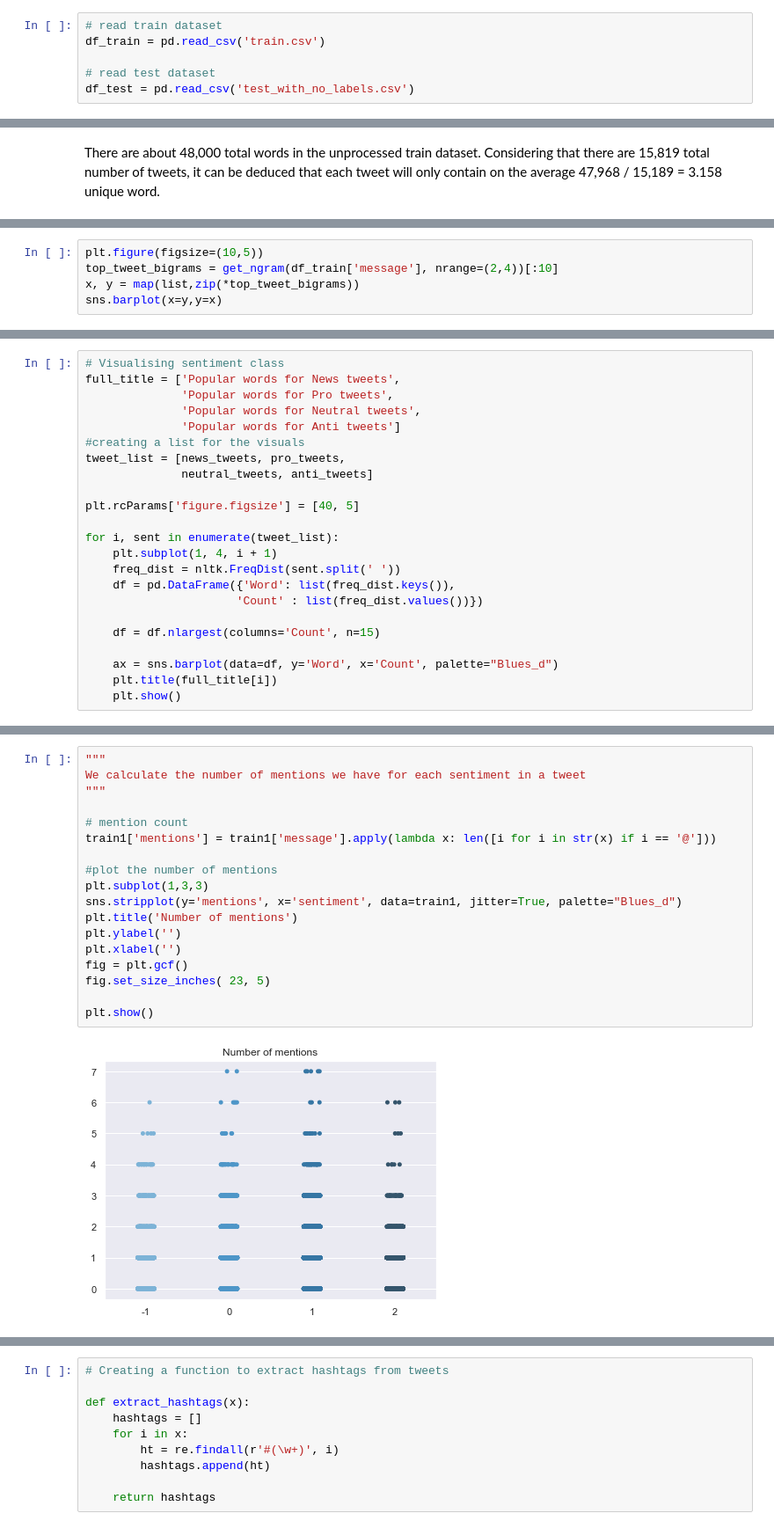
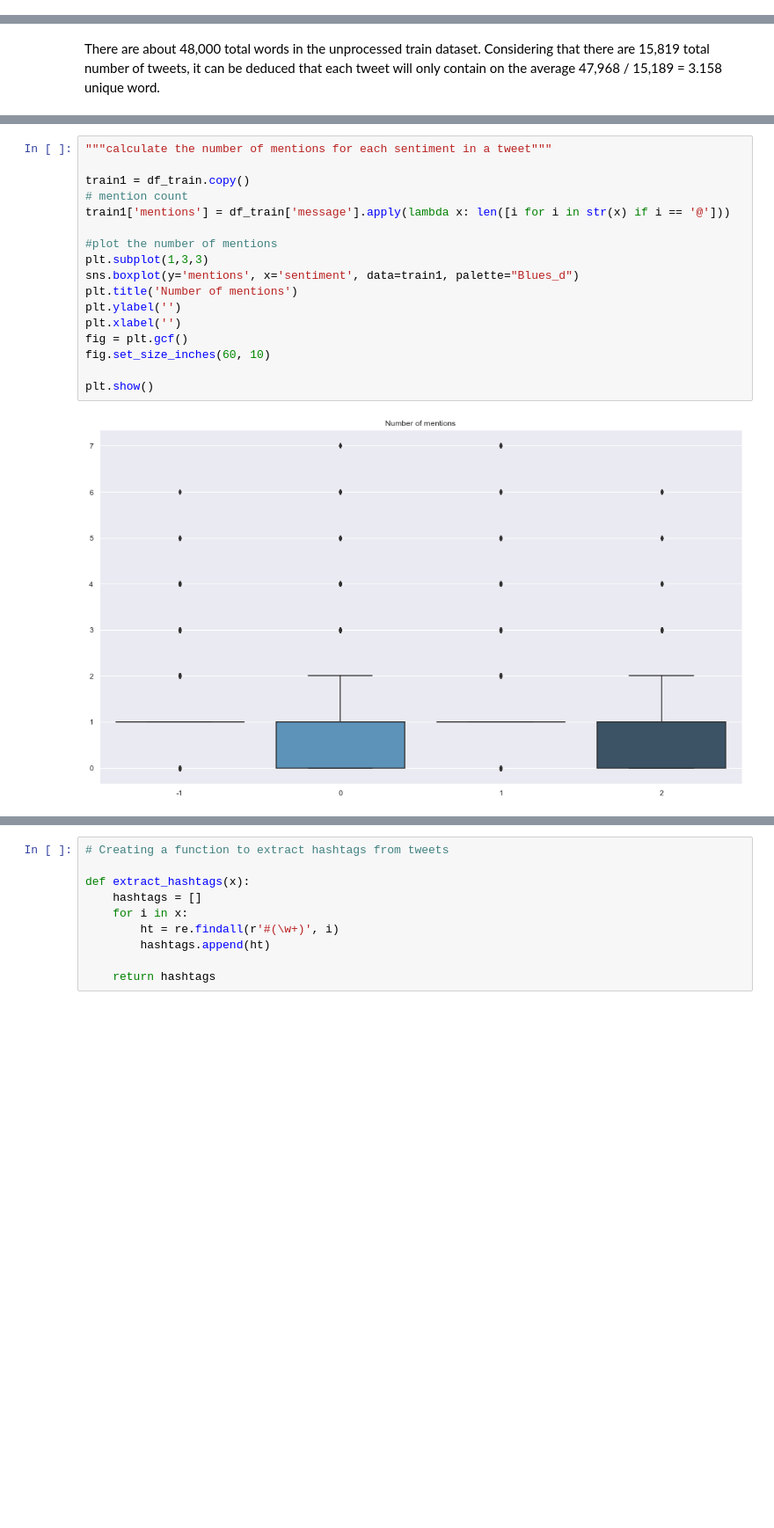
Before and after one commit to Abdul4code/Climate-change-analysis-Team_ZF2, a Jupyter notebook: ZF2_Classification.ipynb, the cells around one changed output, grey strips where cells are left out. Shown: that part at 88% size. Saved outputs shown, nothing was run; the diff lists cells and outputs as text; blank space fills up the shorter version.

```diff
--- a/ZF2_Classification.ipynb
+++ b/ZF2_Classification.ipynb
@@ -325,6 +227,0 @@ from sklearn.neural_network import MLPClassifier
-# %%
-# read train dataset
-df_train = pd.read_csv('train.csv')
-
-# read test dataset
-df_test = pd.read_csv('test_with_no_labels.csv')
@@ -552,5 +389,0 @@ def get_ngram(message, nrange=(2, 3)):
-# %%
-plt.figure(figsize=(10,5))
-top_tweet_bigrams = get_ngram(df_train['message'], nrange=(2,4))[:10]
-x, y = map(list,zip(*top_tweet_bigrams))
-sns.barplot(x=y,y=x)
@@ -727,23 +389,0 @@ anti_tweets = ' '.join([text for text in tweet_df['message']
-# %%
-# Visualising sentiment class
-full_title = ['Popular words for News tweets',
-              'Popular words for Pro tweets',
-              'Popular words for Neutral tweets',
-              'Popular words for Anti tweets']
-#creating a list for the visuals
-tweet_list = [news_tweets, pro_tweets,
-              neutral_tweets, anti_tweets]
-
-plt.rcParams['figure.figsize'] = [40, 5]
-
-for i, sent in enumerate(tweet_list):
-    plt.subplot(1, 4, i + 1)
-    freq_dist = nltk.FreqDist(sent.split(' '))
-    df = pd.DataFrame({'Word': list(freq_dist.keys()),
-                      'Count' : list(freq_dist.values())})
-
-    df = df.nlargest(columns='Count', n=15)
-
-    ax = sns.barplot(data=df, y='Word', x='Count', palette="Blues_d")
-    plt.title(full_title[i])
-    plt.show()
@@ -761,23 +394,22 @@ A mention is a Tweet that contains another person's username anywhere in the bod
 # %%
-"""
-We calculate the number of mentions we have for each sentiment in a tweet
-"""
+"""calculate the number of mentions for each sentiment in a tweet"""
 
+train1 = df_train.copy()
 # mention count
-train1['mentions'] = train1['message'].apply(lambda x: len([i for i in str(x) if i == '@']))
+train1['mentions'] = df_train['message'].apply(lambda x: len([i for i in str(x) if i == '@']))
 
 #plot the number of mentions
 plt.subplot(1,3,3)
-sns.stripplot(y='mentions', x='sentiment', data=train1, jitter=True, palette="Blues_d")
+sns.boxplot(y='mentions', x='sentiment', data=train1, palette="Blues_d")
 plt.title('Number of mentions')
 plt.ylabel('')
 plt.xlabel('')
 fig = plt.gcf()
-fig.set_size_inches( 23, 5)
+fig.set_size_inches(60, 10)
 
 plt.show()
 # %% [output]
-[figure, old version]
+[figure, new version]
 # %% [markdown]
  **Observation:**
 
```
Also changed, not shown: parts of 108 cells of this notebook.
